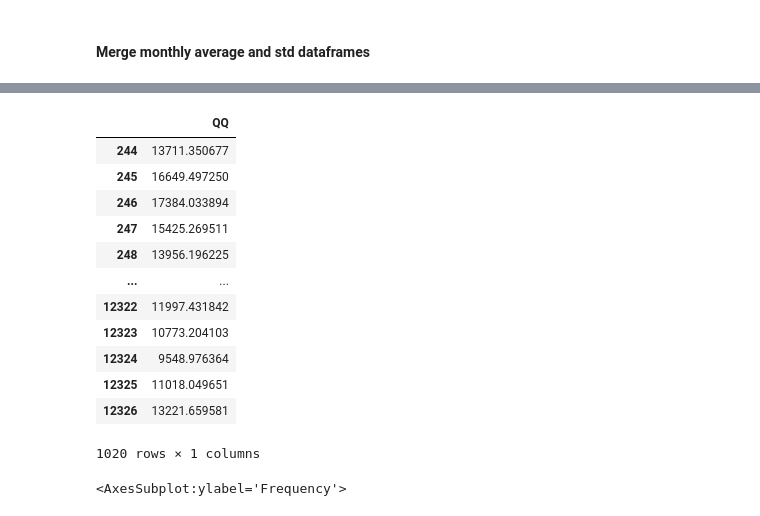
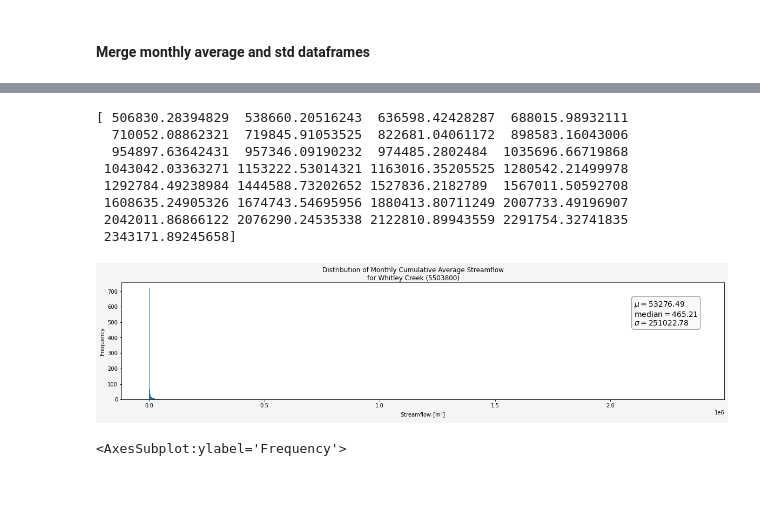
Before and after one commit to GW-modelling-Spring2022/homework-david-edu-morales, a Jupyter notebook: Surface/Surface Water Project/data_manipulation_daymet.ipynb, the cells around one changed output, grey strips where cells are left out. Drawn from its saved outputs; the diff is of its cells as text; code cells hidden in the pictures; blank space fills up the shorter version.

```diff
--- a/Surface/Surface Water Project/data_manipulation_daymet.ipynb
+++ b/Surface/Surface Water Project/data_manipulation_daymet.ipynb
@@ -328,18 +302,48 @@ df_m_metrics[(df_m_metrics[('metric')]=='QQ')].loc[3340800]
 # %%
-test = df_gage[(df_gage['code'] == 3340800) & (df_gage['month'] == 9)][['QQ']]
-test
+test = df_gage[(df_gage['code'] == 5503800) & (df_gage['month'] == 9)][['QQ']]
+
+print(test.QQ.sort_values().unique()[-30:-1])
 # %% [output]
-|  | QQ |
-| 244 | 13711.350677 |
-| 245 | 16649.497250 |
-| 246 | 17384.033894 |
-| 247 | 15425.269511 |
-| 248 | 13956.196225 |
-| ... | ... |
-| 12322 | 11997.431842 |
-| 12323 | 10773.204103 |
-| 12324 | 9548.976364 |
-| 12325 | 11018.049651 |
-| 12326 | 13221.659581 |
-1020 rows × 1 columns
+[ 506830.28394829  538660.20516243  636598.42428287  688015.98932111
+  710052.08862321  719845.91053525  822681.04061172  898583.16043006
+  954897.63642431  957346.09190232  974485.2802484  1035696.66719868
+ 1043042.03363271 1153222.53014321 1163016.35205525 1280542.21499978
+ 1292784.49238984 1444588.73202652 1527836.2182789  1567011.50592708
+ 1608635.24905326 1674743.54695956 1880413.80711249 2007733.49196907
+ 2042011.86866122 2076290.24535338 2122810.89943559 2291754.32741835
+ 2343171.89245658]
+# %%
+from decimal import Decimal
+fig, ax = plt.subplots(figsize=(20,4))
+
+fig.set_facecolor('whitesmoke'); fig.suptitle('Distribution of Monthly Cumulative Average Streamflow\nfor Whitley Creek (5503800)')
+
+mu = test.mean()
+median = test.median()
+sigma = test.std()
+
+# mu = '1.33e5'
+# median = '1.58e4'
+# sigma = '7.55e5'
+
+textstr = '\n'.join((
+    r'$\mu=%.2f$' % (mu, ),
+    r'$\mathrm{median}=%.2f$' % (median, ),
+    r'$\sigma=%.2f$' % (sigma, )))
+
+# these are matplotlib.patch.Patch properties
+props = dict(boxstyle='round', facecolor='whitesmoke', alpha=0.5)
+
+# place a text box in upper left in axes coords
+ax.text(0.85, 0.85, textstr, transform=ax.transAxes, fontsize=14,
+        verticalalignment='top', bbox=props)
+
+ax.hist(test.QQ, bins=1000)
+
+ax.set_xlabel('Streamflow [m$^3$]')
+ax.set_ylabel('Frequency')
+plt.savefig('histogram_whitleyCreek-5503800')
+plt.show()
+# %% [output]
+[figure, added]
 # %%
```
Also changed, not shown: parts of 5 cells of this notebook, 2 other files.
